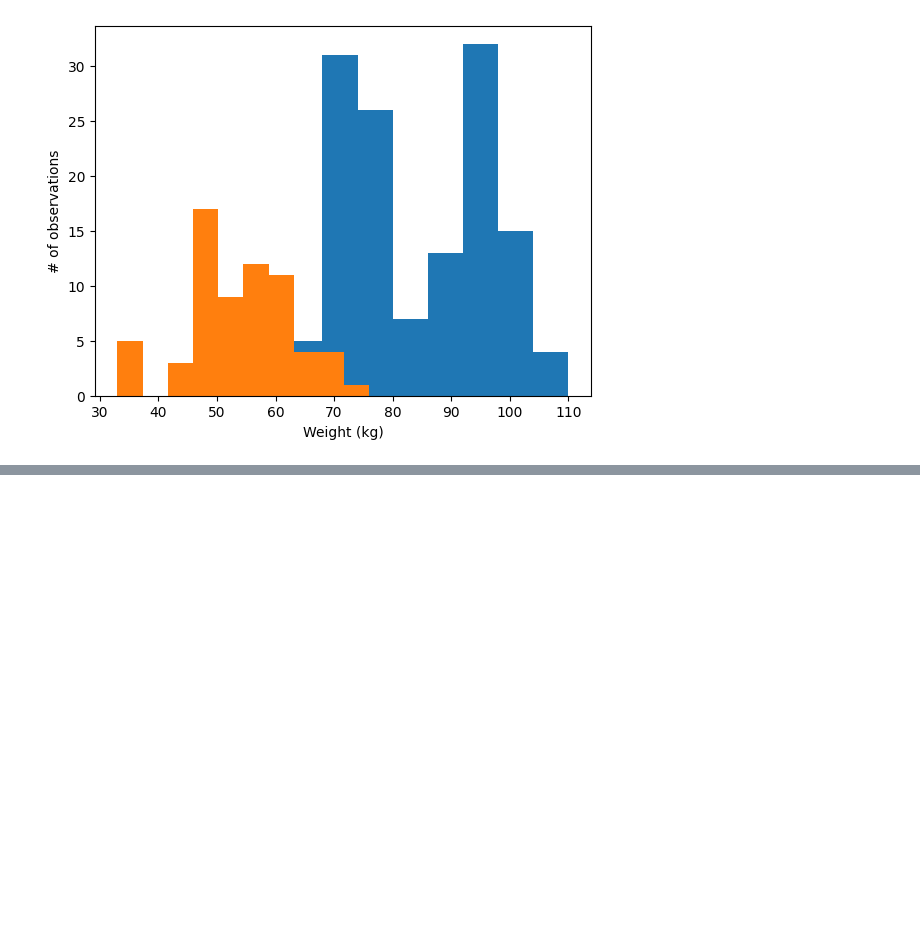
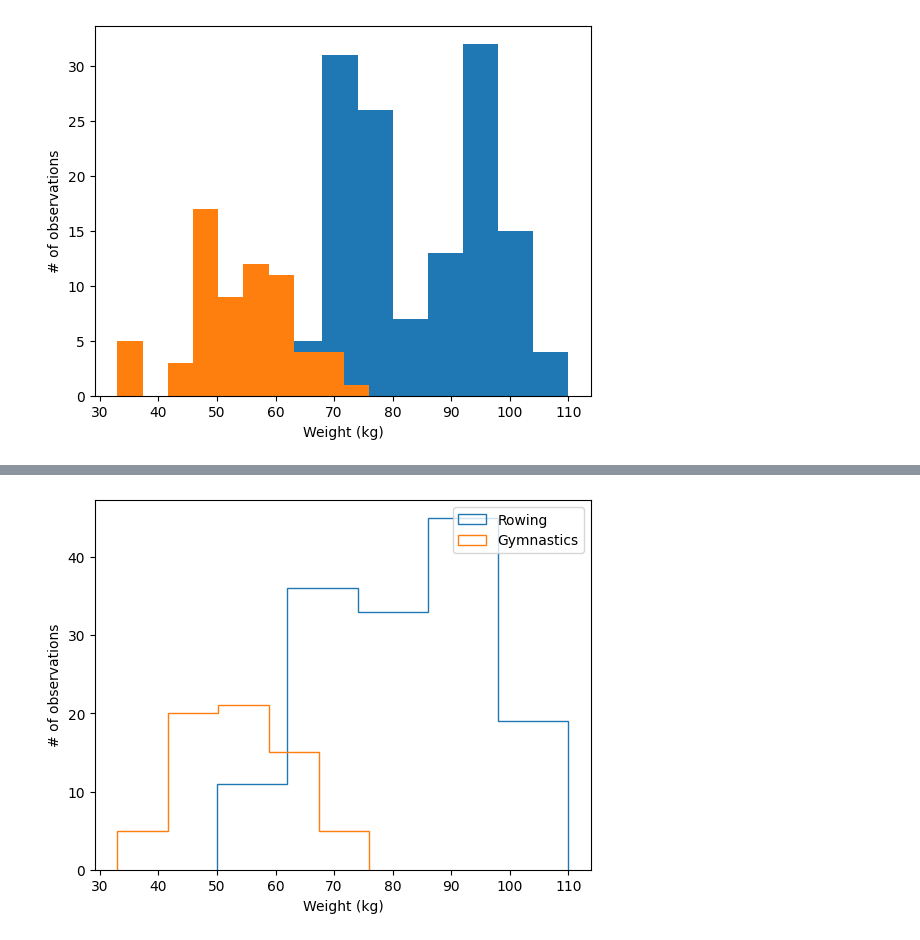
Before and after one commit to yazanhannun/Introduction-to-Data-Visualizations-in-Matplotlib, a Jupyter notebook: 3_ Quantitative comparisons and statistical visualizations.ipynb, the cells around one changed output, grey strips where cells are left out. Drawn from its saved outputs; the diff is of its cells as text; code cells hidden in the pictures; blank space fills up the shorter version.

Commit message:
Quantitative comparisons: histograms/'Steps' histogram

```diff
--- a/3_ Quantitative comparisons and statistical visualizations.ipynb
+++ b/3_ Quantitative comparisons and statistical visualizations.ipynb
@@ -111,0 +120,17 @@ plt.show()
+# %%
+fig, ax = plt.subplots()
+
+# Plot a histogram of "Weight" for mens_rowing
+ax.hist(mens_rowing['Weight'], histtype='step', label='Rowing', bins=5)
+
+# Compare to histogram of "Weight" for mens_gymnastics
+ax.hist(mens_gymnastics['Weight'], histtype='step', label='Gymnastics', bins=5)
+
+ax.set_xlabel("Weight (kg)")
+ax.set_ylabel("# of observations")
+
+# Add the legend and show the Figure
+ax.legend()
+plt.show()
+# %% [output]
+[figure, added]
```
Also changed, not shown: parts of 1 cell of this notebook.
